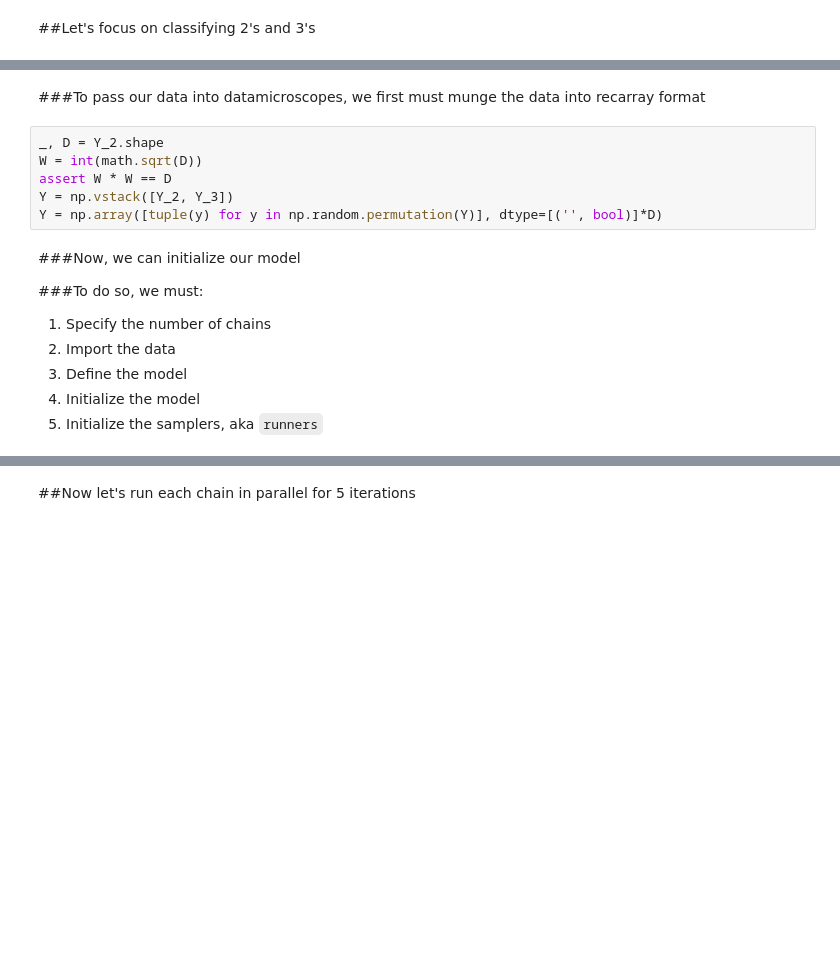
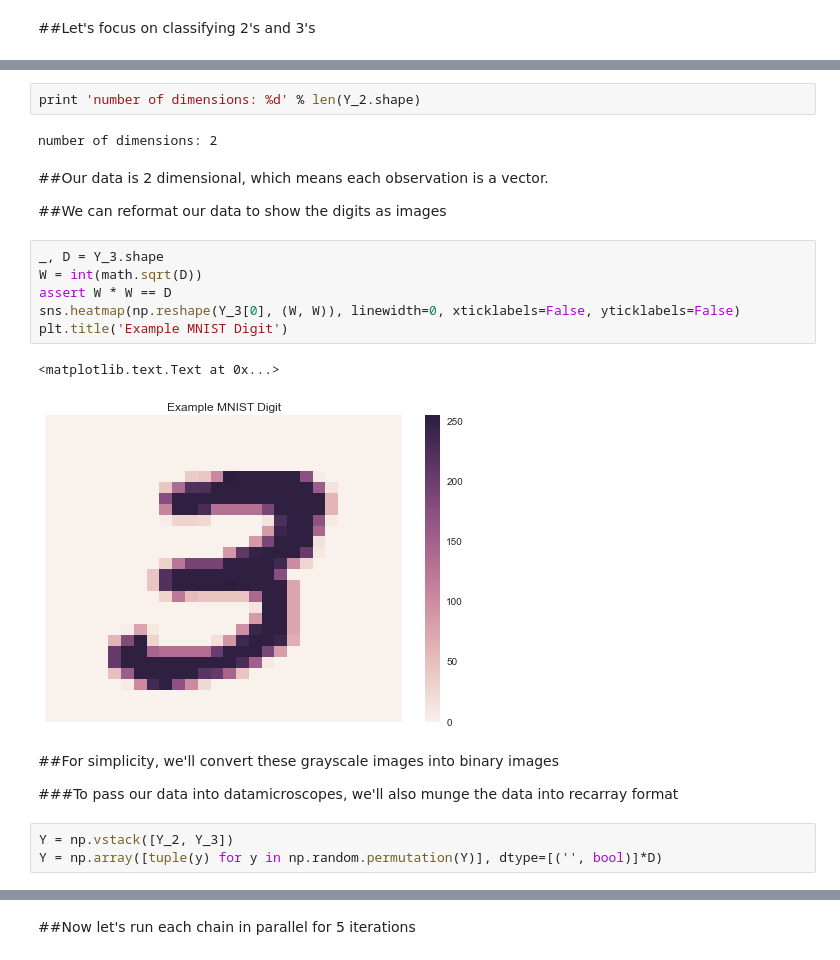
Before and after one commit to datamicroscopes/kernels, a Jupyter notebook: examples/mnist-predictions.ipynb, the cells around one changed output, grey strips where cells are left out. Cells and saved outputs as stored; diff of their text form; blank space fills up the shorter version.

Commit message:
added additional details for the mnist example in anticipation of the betabernoulli description

```diff
--- a/examples/mnist-predictions.ipynb
+++ b/examples/mnist-predictions.ipynb
@@ -37,18 +36,25 @@ number of threes: 7141
+# %%
+print 'number of dimensions: %d' % len(Y_2.shape)
+# %% [output]
+number of dimensions: 2
+# %% [markdown]
+##Our data is 2 dimensional, which means each observation is a vector.
+
+##We can reformat our data to show the digits as images
+# %%
+_, D = Y_3.shape
+W = int(math.sqrt(D))
+assert W * W == D
+sns.heatmap(np.reshape(Y_3[0], (W, W)), linewidth=0, xticklabels=False, yticklabels=False)
+plt.title('Example MNIST Digit')
+# %% [output]
+<matplotlib.text.Text at 0x...>
+[figure, added]
 # %% [markdown]
-###To pass our data into datamicroscopes, we first must munge the data into recarray format
+##For simplicity, we'll convert these grayscale images into binary images
+
+
+###To pass our data into datamicroscopes, we'll also munge the data into recarray format
 # %%
-_, D = Y_2.shape
-W = int(math.sqrt(D))
-assert W * W == D
 Y = np.vstack([Y_2, Y_3])
 Y = np.array([tuple(y) for y in np.random.permutation(Y)], dtype=[('', bool)]*D)
-# %% [markdown]
-###Now, we can initialize our model
-
-###To do so, we must:
-
-1. Specify the number of chains
-2. Import the data
-3. Define the model
-4. Initialize the model
-5. Initialize the samplers, aka `runners`
```
Also changed, not shown: parts of 6 cells of this notebook.
